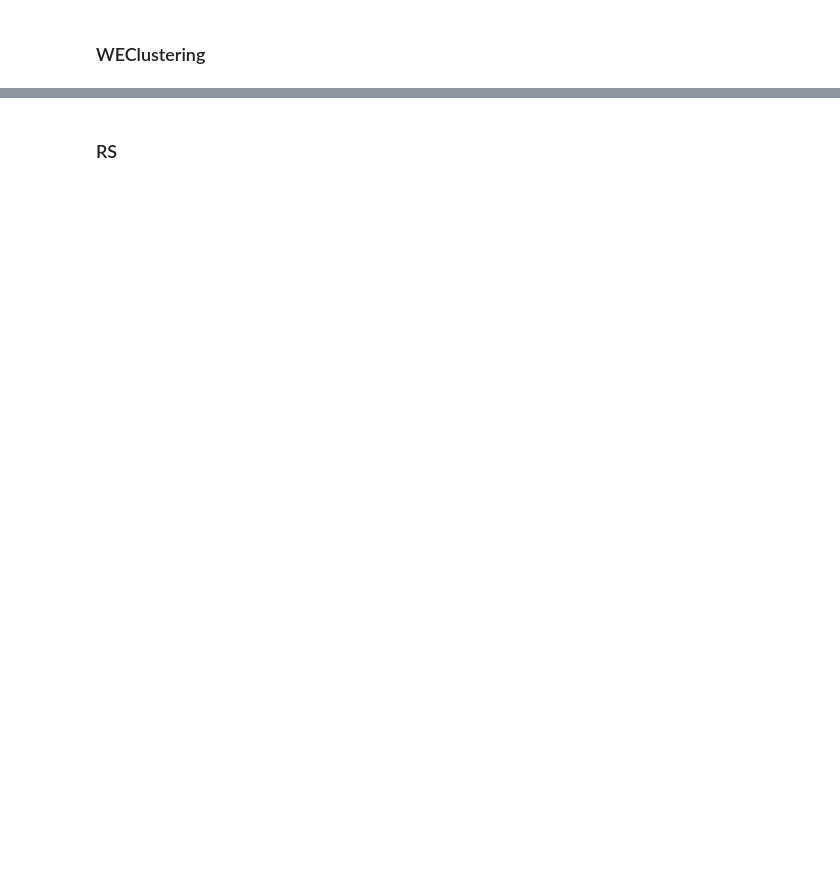
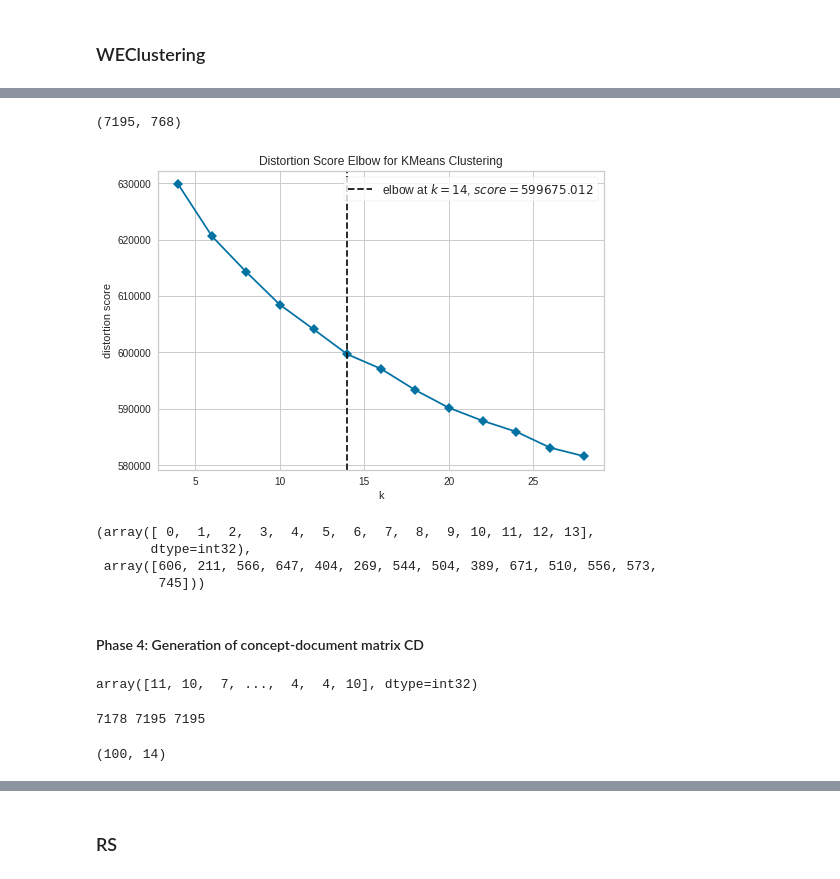
Before and after one commit to GianRomani/Notes, a Jupyter notebook: RecSys.ipynb, the cells around one changed output, grey strips where cells are left out. Saved outputs shown, nothing was run; the diff lists cells and outputs as text; code cells hidden in the pictures; blank space fills up the shorter version.

```diff
--- a/RecSys.ipynb
+++ b/RecSys.ipynb
@@ -984,0 +1022,11 @@ Cost: 0.3929336188436831
+# %%
+device = 0
+if torch.cuda.is_available():
+    # Tell PyTorch to use the GPU.
+    device = torch.device("cuda")
+    print('There are %d GPU(s) available.' % torch.cuda.device_count())
+    print('We will use the GPU:', torch.cuda.get_device_name(0))
+# If not...
+else:
+    print('No GPU available, using the CPU instead.')
+    device = torch.device("cpu")
@@ -984,0 +1215,4 @@ Cost: 0.3929336188436831
+# %%
+model = MyTransformer(device=device)
+#embeddings, tokens = model.encode(df_schede.description)
+embeddings, tokens = model.encode(df_schede.description.iloc[:100])
@@ -984,0 +1320,48 @@ Cost: 0.3929336188436831
+# %%
+embs_list = list()
+words_array = list()
+for k,v in model.word_dictionary.items():
+  words_array.append(k)
+  embs_list.append(v[0].cpu().detach().numpy())
+
+embs_array = np.array(embs_list)
+# %%
+embs_array.shape
+# %% [output]
+(7195, 768)
+# %%
+from sklearn.cluster import MiniBatchKMeans
+def compute_mini_kmeans(data_array):
+  mini_kmeans = KMeans()
+  #mini_kmeans = MiniBatchKMeans(random_state=0)#,batch_size=64)
+  visualizer = KElbowVisualizer(mini_kmeans, k=range(4,30,2), timings=False)
+
+  visualizer.fit(data_array)
+  visualizer.show()
+  elbow = visualizer.elbow_value_
+  #cluster with optimal number of clusters
+  clustering = KMeans(n_clusters=elbow, random_state=0).fit(embs_array)
+  labels = clustering.labels_
+
+  return labels, elbow
+# %%
+labels, elbow = compute_mini_kmeans(embs_array)
+# %% [output]
+[figure, added]
+# %%
+np.unique(labels, return_counts=True)
+# %% [output]
+(array([ 0,  1,  2,  3,  4,  5,  6,  7,  8,  9, 10, 11, 12, 13],
+       dtype=int32),
+ array([606, 211, 566, 647, 404, 269, 544, 504, 389, 671, 510, 556, 573,
+        745]))
+# %% [markdown]
+#### Phase 4: Generation of concept-document matrix CD
+# %%
+labels
+# %% [output]
+array([11, 10,  7, ...,  4,  4, 10], dtype=int32)
+# %%
+print(len(dataset_text_tfidf.columns), len(words_array), len(labels))
+# %% [output]
+7178 7195 7195
@@ -984,0 +1387,4 @@ Cost: 0.3929336188436831
+# %%
+CD_matrix.shape
+# %% [output]
+(100, 14)
```
Also changed, not shown: parts of 117 cells of this notebook.
